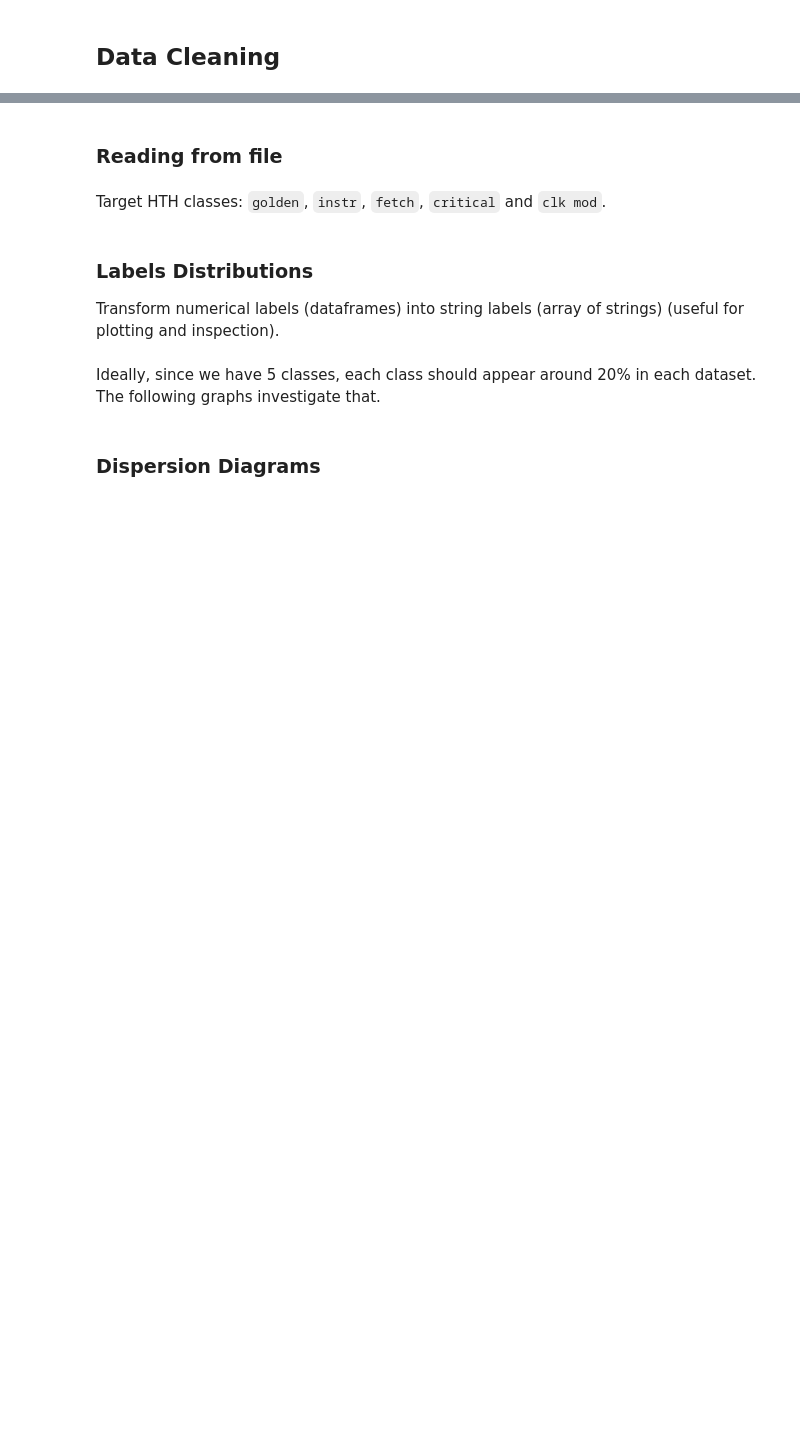
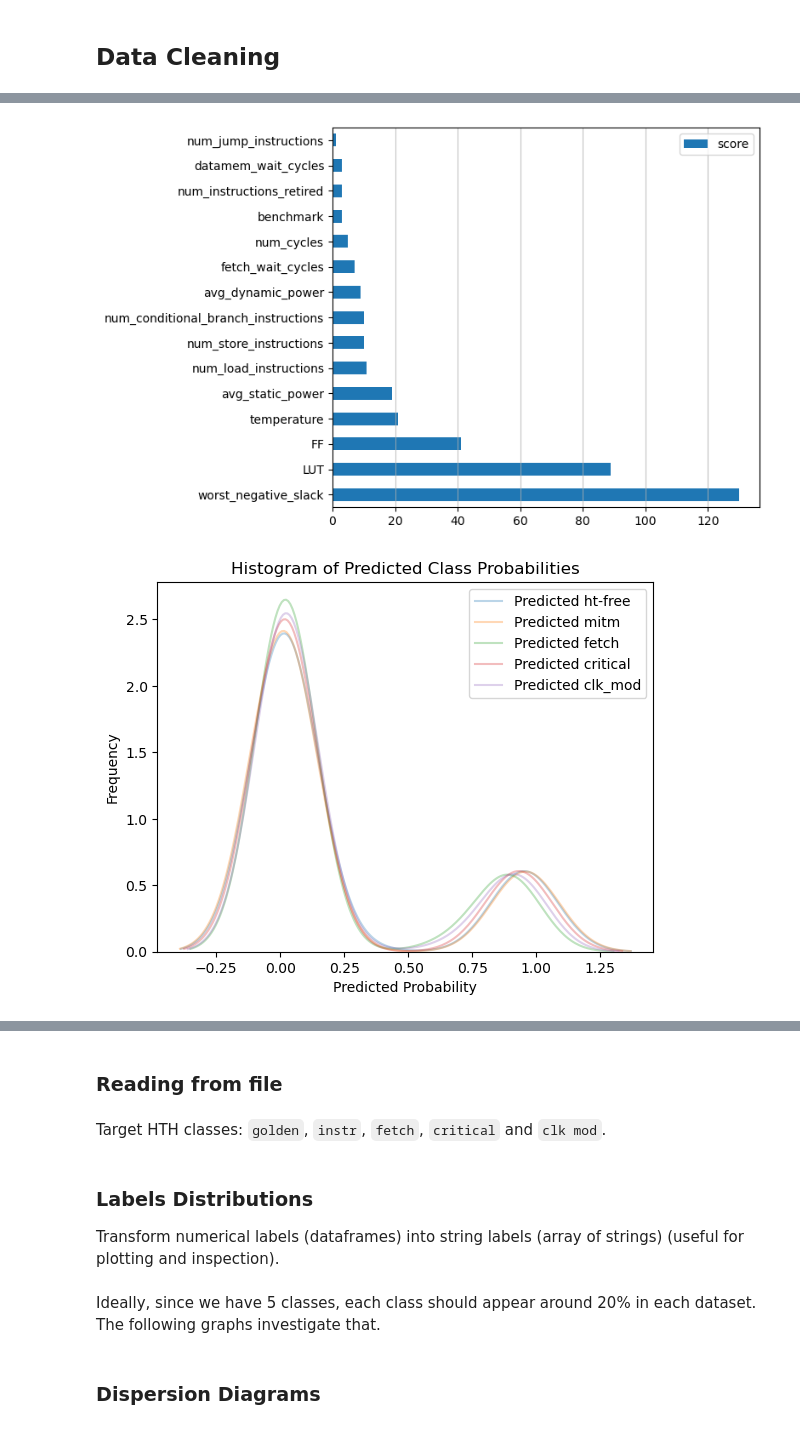
Before and after one commit to ribesstefano/Laokoon-ML, a Jupyter notebook: notebooks/ht_classification.ipynb, the cells around one changed output, grey strips where cells are left out. Cells and saved outputs as stored; diff of their text form; code cells hidden in the pictures; blank space fills up the shorter version.

```diff
--- a/notebooks/ht_classification.ipynb
+++ b/notebooks/ht_classification.ipynb
@@ -75,0 +246,39 @@ ax.plot()
+# %%
+# Plot feature importance
+feature_important = xgb_classifier.get_score(importance_type='weight')
+keys = list(feature_important.keys())
+values = list(feature_important.values())
+data = pd.DataFrame(data=values, index=keys, columns=['score']).sort_values(by='score', ascending=False)
+ax = data.nlargest(40, columns='score').plot(kind='barh', figsize=(8, 5)) ## plot top 40 features
+# plt.title(f'Implementation feature left in: {feat}')
+plt.grid(axis='x', alpha=0.75)
+plt.tight_layout()
+plt.show()
+
+class_probabilities = xgb_classifier.predict(xgb.DMatrix(X))
+# Plot histograms for class probabilities
+for i, class_label in enumerate(ht_types.values()):
+    # plt.hist(class_probabilities[:, i], bins=10, alpha=0.5, label=f'Class {class_label}')
+    sns.kdeplot(class_probabilities[:, i], fill=False, alpha=0.3, label=f'Predicted {class_label}')
+
+plt.xlabel('Predicted Probability')
+plt.ylabel('Frequency')
+plt.legend()
+plt.title('Histogram of Predicted Class Probabilities')
+plt.show()
+
+cm = confusion_matrix(y_test, y_pred.argmax(axis=1))
+# Plot confusion matrix
+# plt.figure(figsize=(3.5, 3))
+# ax = sns.heatmap(cm, annot=True, fmt='.1%', cmap='Blues')
+ax = sns.heatmap(cm, annot=True, fmt='d', cmap='Blues')
+plt.xlabel('Predicted')
+plt.ylabel('True')
+ax.xaxis.set_ticklabels(ht_types.values())
+ax.yaxis.set_ticklabels(ht_types.values())
+# plt.title(f'Implementation feature left in: {feat}')
+plt.tight_layout()
+plt.show()
+# %% [output]
+[figure, added]
+[figure, added]
```
Also changed, not shown: parts of 13 cells of this notebook, 1 other file.
